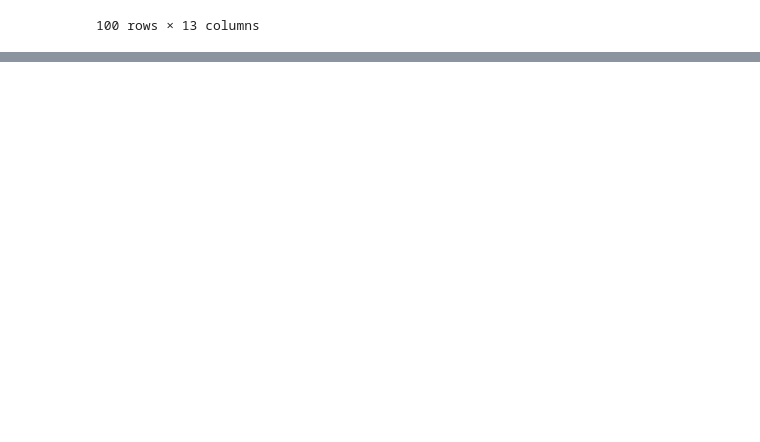
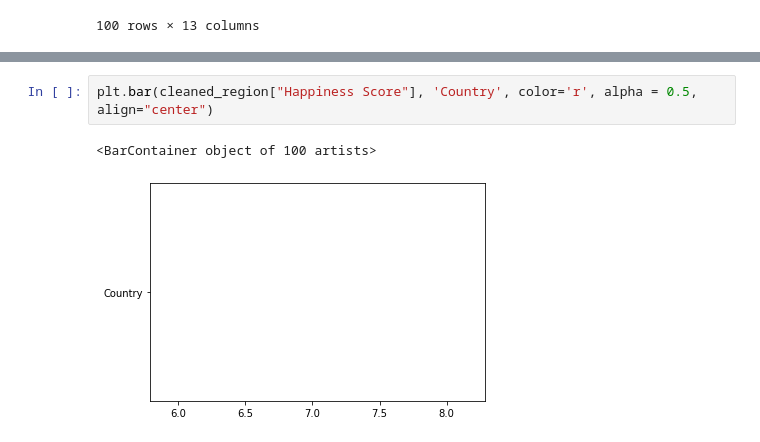
Before and after one commit to trevor48j/Tesla_Emissions, a Jupyter notebook: world_hapiness_report_r.ipynb, the cells around one changed output, grey strips where cells are left out. Cells and saved outputs as stored; diff of their text form; blank space fills up the shorter version.

```diff
--- a/world_hapiness_report_r.ipynb
+++ b/world_hapiness_report_r.ipynb
@@ -46,0 +120,5 @@ cleaned_region.head(30)
+# %%
+plt.bar(cleaned_region["Happiness Score"], 'Country', color='r', alpha = 0.5, align="center")
+# %% [output]
+<BarContainer object of 100 artists>
+[figure, added]
```
Also changed, not shown: parts of 6 cells of this notebook, 1 other file.
